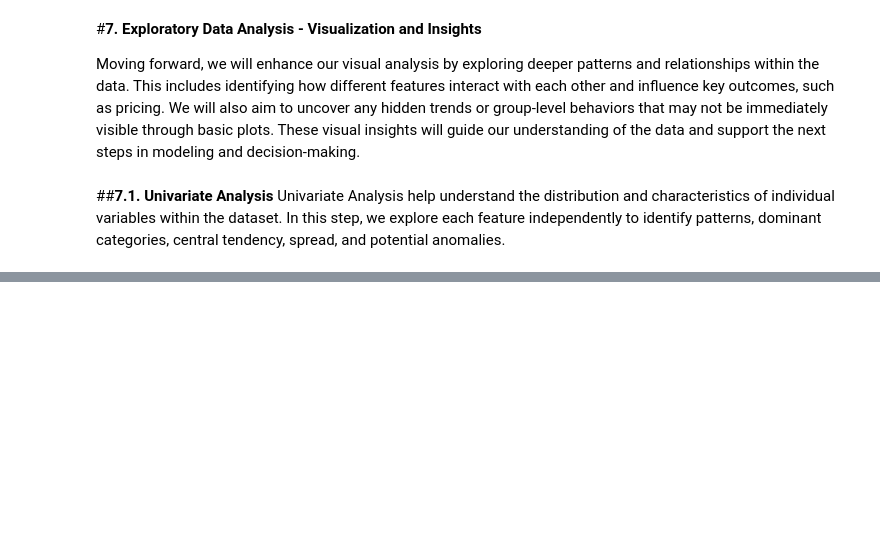
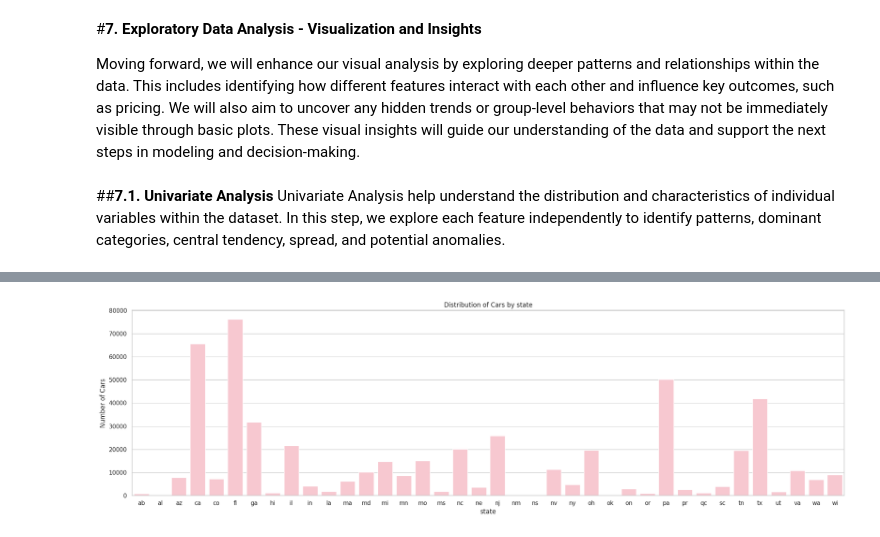
Before and after one commit to Sagarjain93/car_prices, a Jupyter notebook: car_prices.ipynb, the cells around one changed output, grey strips where cells are left out. Drawn from its saved outputs; the diff is of its cells as text; code cells hidden in the pictures; blank space fills up the shorter version.

```diff
--- a/car_prices.ipynb
+++ b/car_prices.ipynb
@@ -418,0 +438,12 @@ Univariate Analysis help understand the distribution and characteristics of indi
+# %%
+# Univariate analysis of state
+plt.figure(figsize=(20, 6))
+sns.countplot(x='state', data=df, order=sorted(df['state'].dropna().unique()),color="pink")
+plt.title('Distribution of Cars by state')
+plt.xlabel('state')
+plt.ylabel('Number of Cars')
+# plt.xticks(rotation=45)
+plt.tight_layout()
+plt.show()
+# %% [output]
+[figure, added]
```
Also changed, not shown: parts of 8 cells of this notebook.
